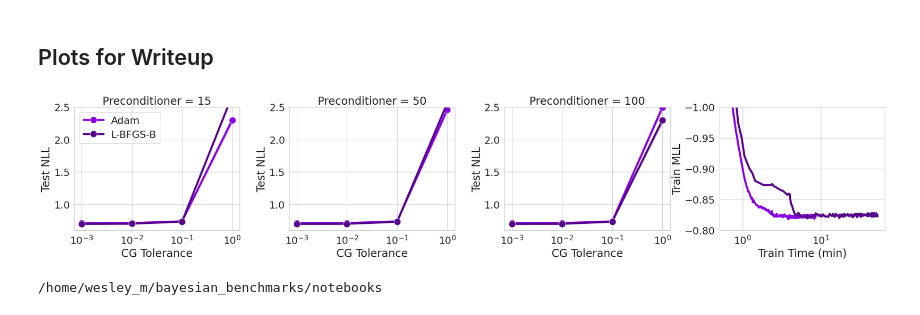
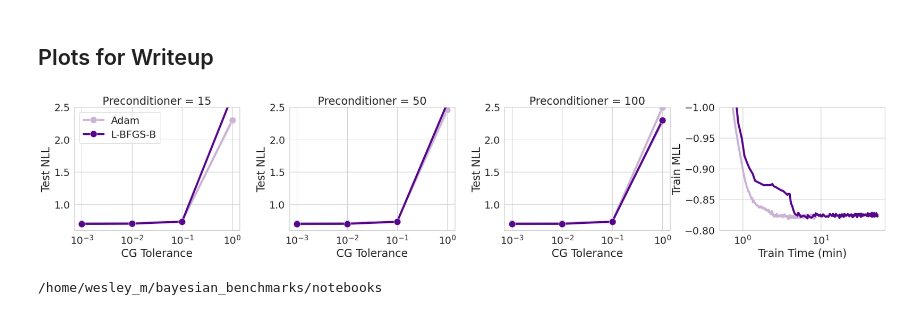
Before and after one commit to wjmaddox/benchmarking_iterative_gps, a Jupyter notebook: notebooks/viz_training.ipynb, the cells around one changed output. Drawn from its saved outputs; the diff is of its cells as text; code cells hidden in the pictures.

```diff
--- a/notebooks/viz_training.ipynb
+++ b/notebooks/viz_training.ipynb
@@ -41,7 +41,7 @@ dataset2id = dict(
 )
 
 ## Change this and re-run everything.
-dataset = 'protein'
+dataset = 'elevators'
 # %%
 _, metrics = wandb_metrics(dataset2id[dataset], config_keys=config_keys)
 # %% [markdown]
@@ -263,37 +263,37 @@ for i in range(3):
 
     g = sns.lineplot(ax = ax[i], data=sub_df[(sub_df.pre_size == preconditioners[i])],
             y="test/nll", hue="lbfgs", x = "cg_tol", marker = ".", markersize=30,
-            legend = False, palette=["#8900e1", "#57068c"],
+            legend = False, palette=["#cab3d5", "#57068c"],
     )
     if i == 0:
         new_labels = ["Adam", "L-BFGS-B"]
         ax[i].legend(
             ncol =1,
             labels=new_labels, loc = "upper left"
         )
     # for t, l in zip(g._legend.texts, new_labels):
     #    t.set_text(l)
 
     ax[i].set_xscale('log')
     # ax[i].set_yscale("log")
     ax[i].set_xlabel("CG Tolerance")
     ax[i].set_ylabel("Test NLL")
     ax[i].set_ylim((0.6, 2.5))
     ax[i].set_title("Preconditioner = " + str(preconditioners[i]))
 
 sns.lineplot(
     ax = ax[3], data = plt_data, x='train/total_cu_ts', y='train/mll', hue='lbfgs', legend = False,
-    palette=["#8900e1", "#57068c"],
+    palette=["#cab3d5", "#57068c"],
 )
 ax[3].set_xscale("log")
 ax[3].set_xlabel("Train Time (min)")
 ax[3].set_ylabel("Train MLL")
 ax[3].set_ylim((-0.8, -1.0))
 plt.subplots_adjust(wspace = 0.3)
 # plt.tight_layout()
 plt.savefig("protein_lbfgs.pdf", bbox_inches = "tight")
 # %% [output]
-[figure, old version]
+[figure, new version]
 # %%
 !pwd
 # %% [output]
```
Also changed, not shown: parts of 5 cells of this notebook, 1 other file.
